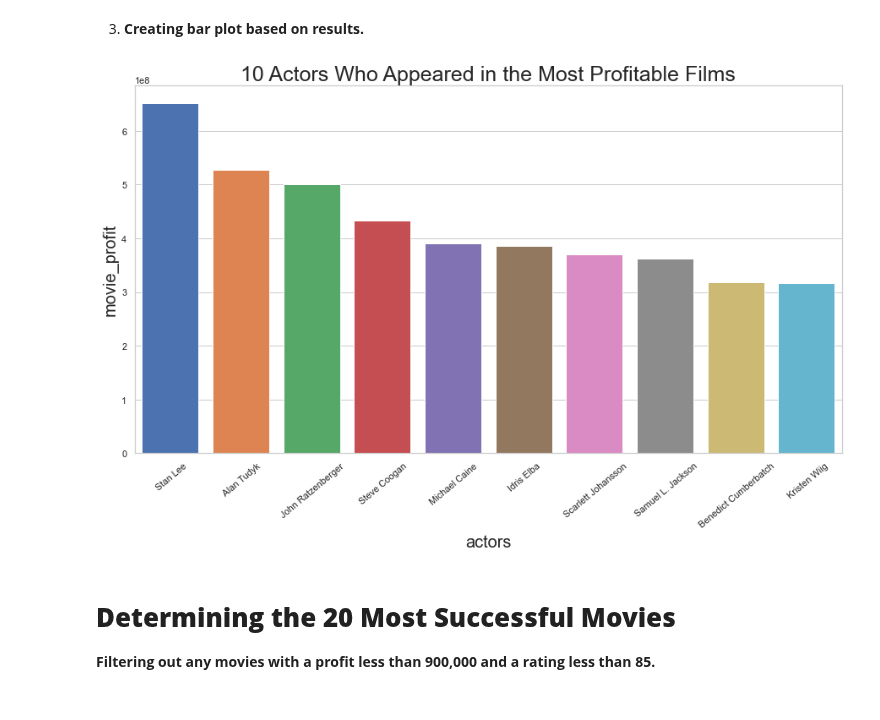
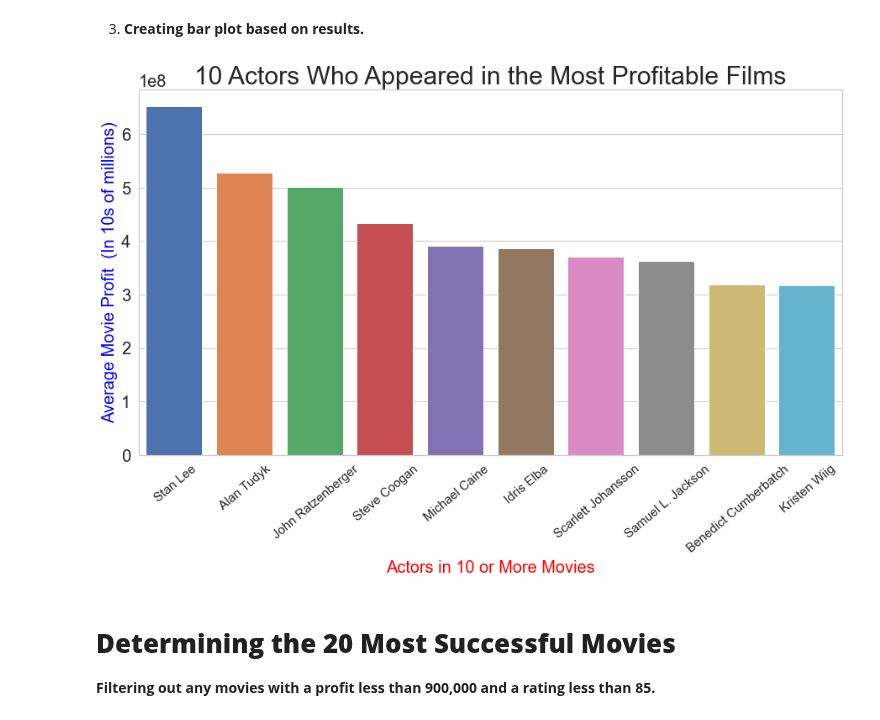
Before and after one commit to jchandleroneal/microsoft-movie-analysis, a Jupyter notebook: movie_analysis.ipynb, the cells around one changed output. Saved outputs shown, nothing was run; the diff lists cells and outputs as text; code cells hidden in the pictures.

```diff
--- a/movie_analysis.ipynb
+++ b/movie_analysis.ipynb
@@ -461,17 +459,14 @@ only10
 # %%
 plt.figure(figsize=(15,8))
 sns.set_style('whitegrid')
+sns.barplot(x= only10.index, y= only10['movie_profit'],saturation=85);
 
-
-plt.xlabel('actorss',fontsize = 20)
-plt.xticks(rotation=40)
-
-plt.ylabel('movie_profit',fontsize = 20)
-plt.title('10 Actors Who Appeared in the Most Profitable Films', fontsize=25)
-
-sns.barplot(x= only10.index, y= only10['movie_profit'],saturation=85);
+plt.xticks(rotation=40, fontsize = 15)
+plt.xlabel('Actors in 10 or More Movies',fontsize = 20, color = 'red')
+plt.ylabel("Average Movie Profit  (In 10s of millions)",fontsize = 20, color = 'blue')
+plt.title('10 Actors Who Appeared in the Most Profitable Films', fontsize=30);
 # %% [output]
-[figure, old version]
+[figure, new version]
 # %% [markdown]
 # **Determining the 20 Most Successful Movies**
 
```
Also changed, not shown: parts of 1 cell of this notebook, 2 other files.
